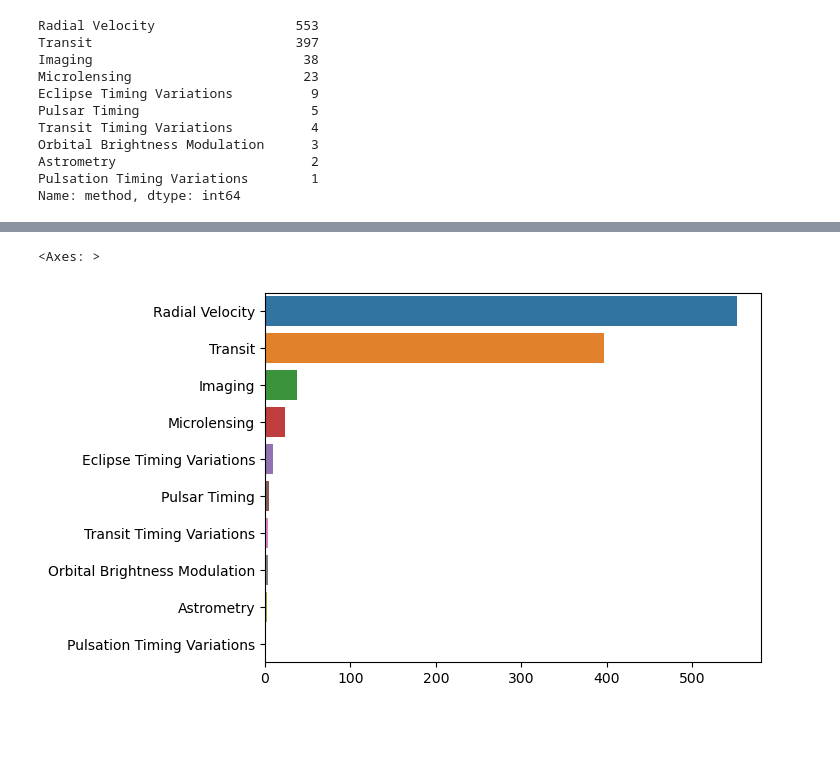
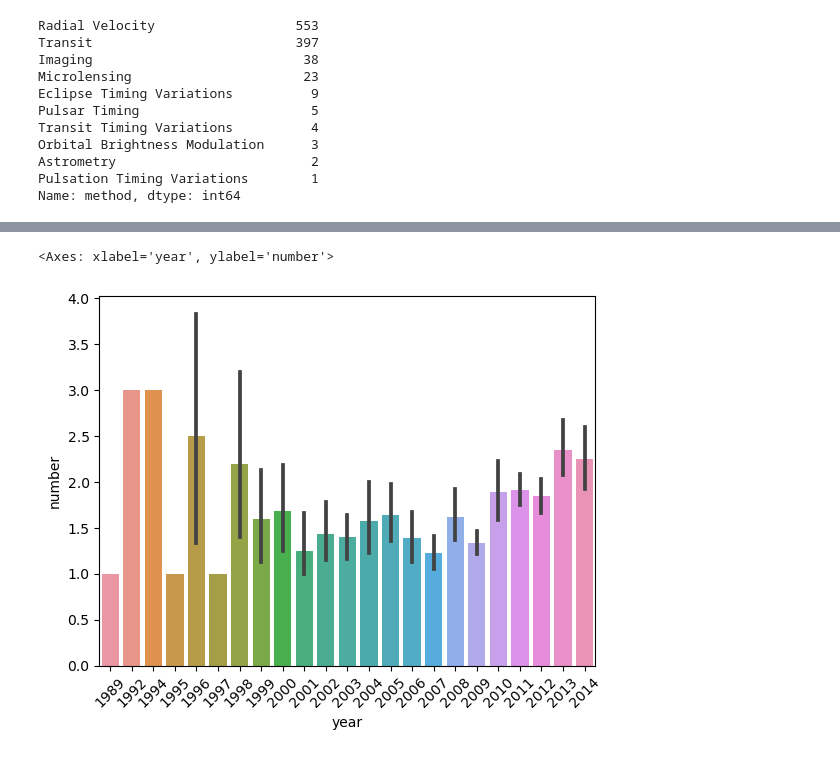
Before and after one commit to crypt0kitik/Introduction-to-Data-Analytics, a Jupyter notebook: Homework sets/Additional notebooks/Data Analytics - Planets.ipynb, the cells around one changed output, grey strips where cells are left out. Saved outputs shown, nothing was run; the diff lists cells and outputs as text; code cells hidden in the pictures; blank space fills up the shorter version.

```diff
--- a/Homework sets/Additional notebooks/Data Analytics - Planets.ipynb
+++ b/Homework sets/Additional notebooks/Data Analytics - Planets.ipynb
@@ -129,9 +146,12 @@ sns.histplot(x="mass", data=df, bins=50)
-# %%
-# Counting the number of planets discovered with each discovery method
-method_counts = df["method"].value_counts()
-
-# Creating a bar plot to visualize the number of planets discovered with each discovery method
-sns.barplot(x=method_counts.values, y=method_counts.index)
-# %% [output]
-<Axes: >
-[figure, removed]
+# %%
+# bar plot
+plt.xticks(rotation=45)
+sns.barplot(x='year',y='number',data=df)
+
+# here we can see that the number of dicovering exoplanets changed during years
+# I did not understand what these black lines mean
+# and decided to make to use Pandas to check the years
+# with the biggest amount of discovers
+# %% [output]
+<Axes: xlabel='year', ylabel='number'>
+[figure, added]
```
Also changed, not shown: parts of 9 cells of this notebook.
